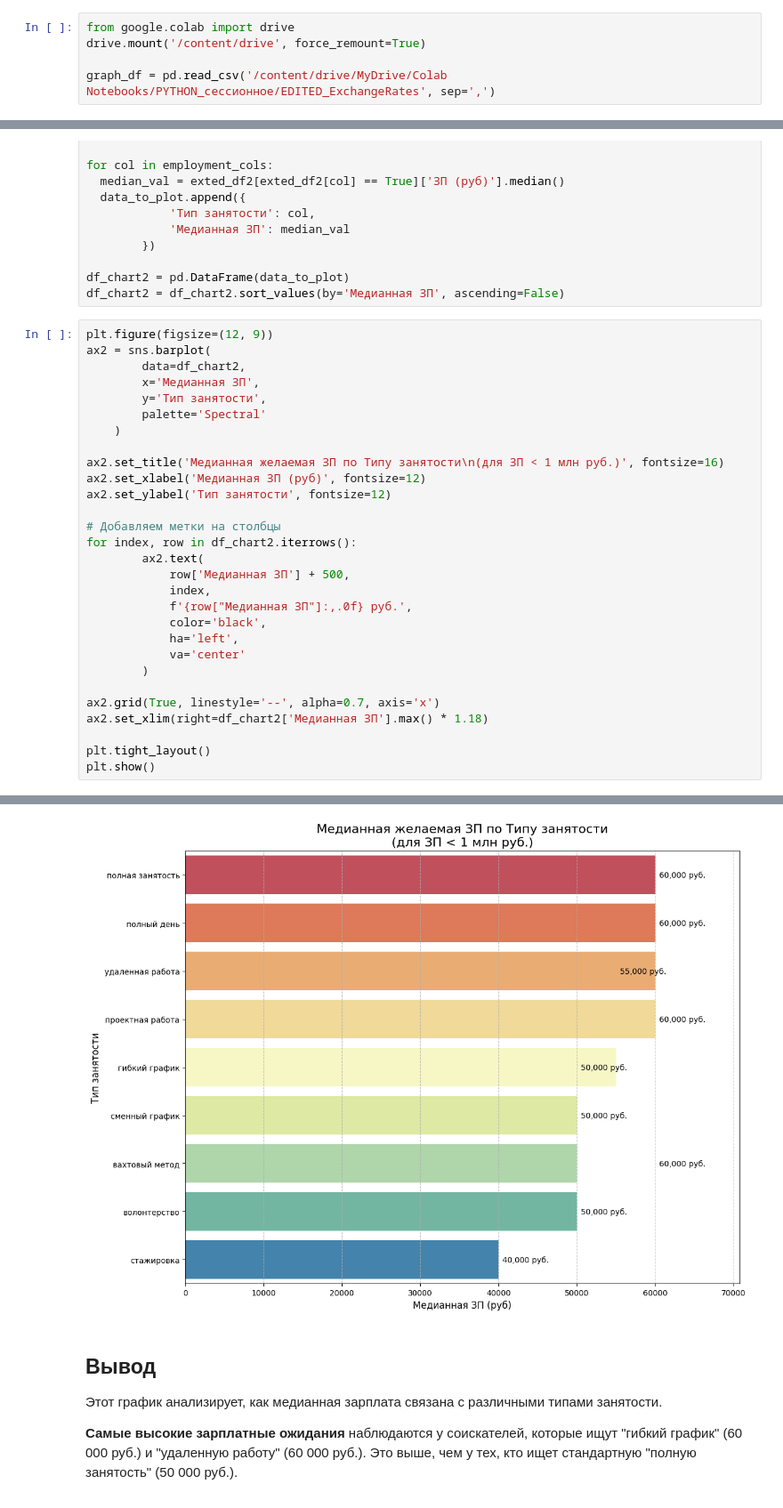
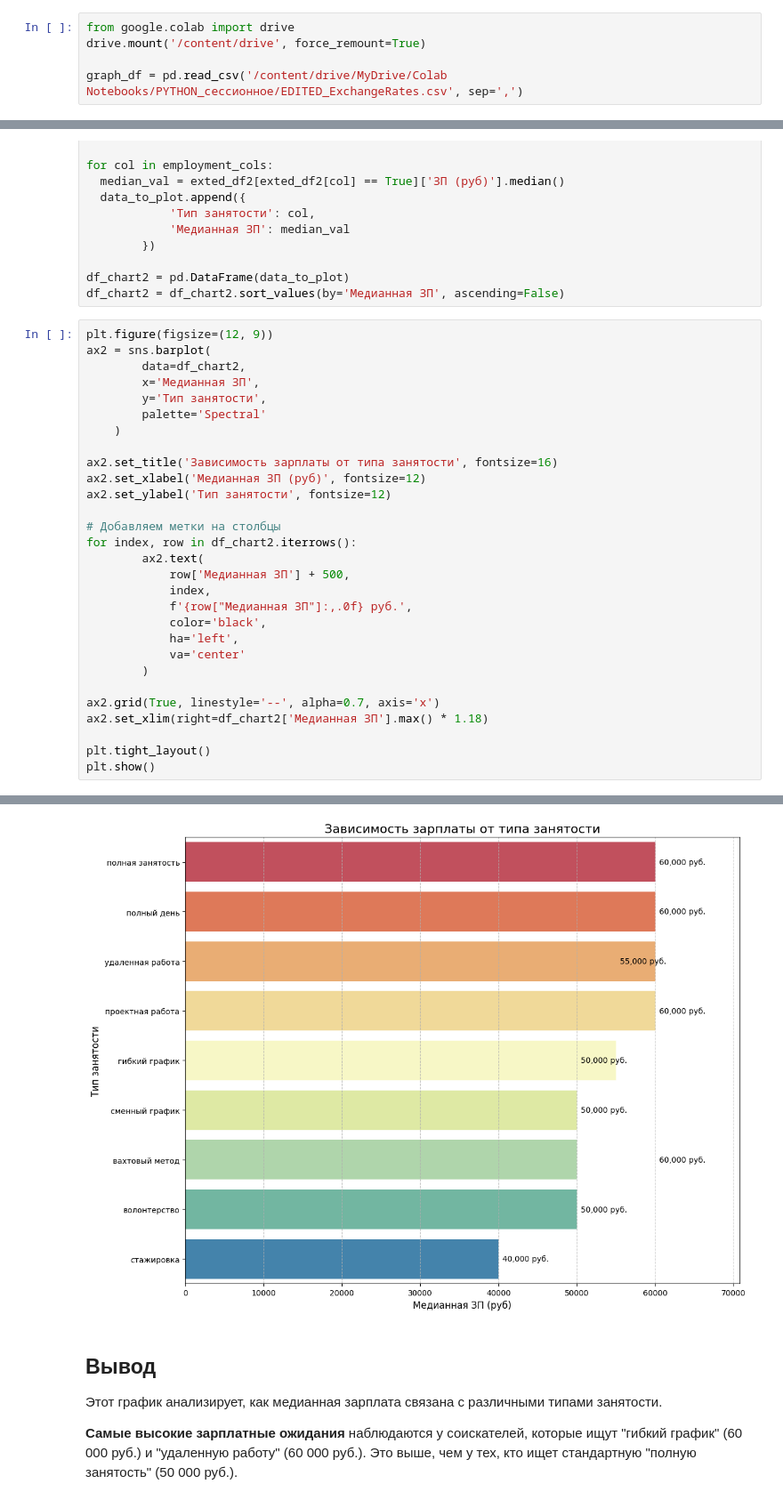
Before and after one commit to orenkant/MIFI, a Jupyter notebook: PYTHON_Сессионное_задание.ipynb, the cells around one changed output, grey strips where cells are left out. Shown at 89% size. Drawn from its saved outputs; the diff is of its cells as text.

```diff
--- a/PYTHON_Сессионное_задание.ipynb
+++ b/PYTHON_Сессионное_задание.ipynb
@@ -474,7 +474,7 @@ merged_left_df.to_csv('/content/drive/MyDrive/Colab Notebooks/PYTHON_сесси
 from google.colab import drive
 drive.mount('/content/drive', force_remount=True)
 
-graph_df = pd.read_csv('/content/drive/MyDrive/Colab Notebooks/PYTHON_сессионное/EDITED_ExchangeRates', sep=',')
+graph_df = pd.read_csv('/content/drive/MyDrive/Colab Notebooks/PYTHON_сессионное/EDITED_ExchangeRates.csv', sep=',')
 # %% [output]
 Mounted at /content/drive
 # %%
@@ -1211,35 +1211,35 @@ plt.figure(figsize=(12, 9))
 ax2 = sns.barplot(
         data=df_chart2,
         x='Медианная ЗП',
         y='Тип занятости',
         palette='Spectral'
     )
 
-ax2.set_title('Медианная желаемая ЗП по Типу занятости\n(для ЗП < 1 млн руб.)', fontsize=16)
+ax2.set_title('Зависимость зарплаты от типа занятости', fontsize=16)
 ax2.set_xlabel('Медианная ЗП (руб)', fontsize=12)
 ax2.set_ylabel('Тип занятости', fontsize=12)
 
 # Добавляем метки на столбцы
 for index, row in df_chart2.iterrows():
         ax2.text(
             row['Медианная ЗП'] + 500,
             index,
             f'{row["Медианная ЗП"]:,.0f} руб.',
             color='black',
             ha='left',
             va='center'
         )
 
 ax2.grid(True, linestyle='--', alpha=0.7, axis='x')
 ax2.set_xlim(right=df_chart2['Медианная ЗП'].max() * 1.18)
 
 plt.tight_layout()
 plt.show()
 # %% [output]
 Passing `palette` without assigning `hue` is deprecated and will be removed in v0.14.0. Assign the `y` variable to `hue` and set `legend=False` for the same effect.
 
   ax2 = sns.barplot(
-[figure, old version]
+[figure, new version]
 # %% [markdown]
 ## Вывод
 
```
Also changed, not shown: parts of 1 cell of this notebook.
